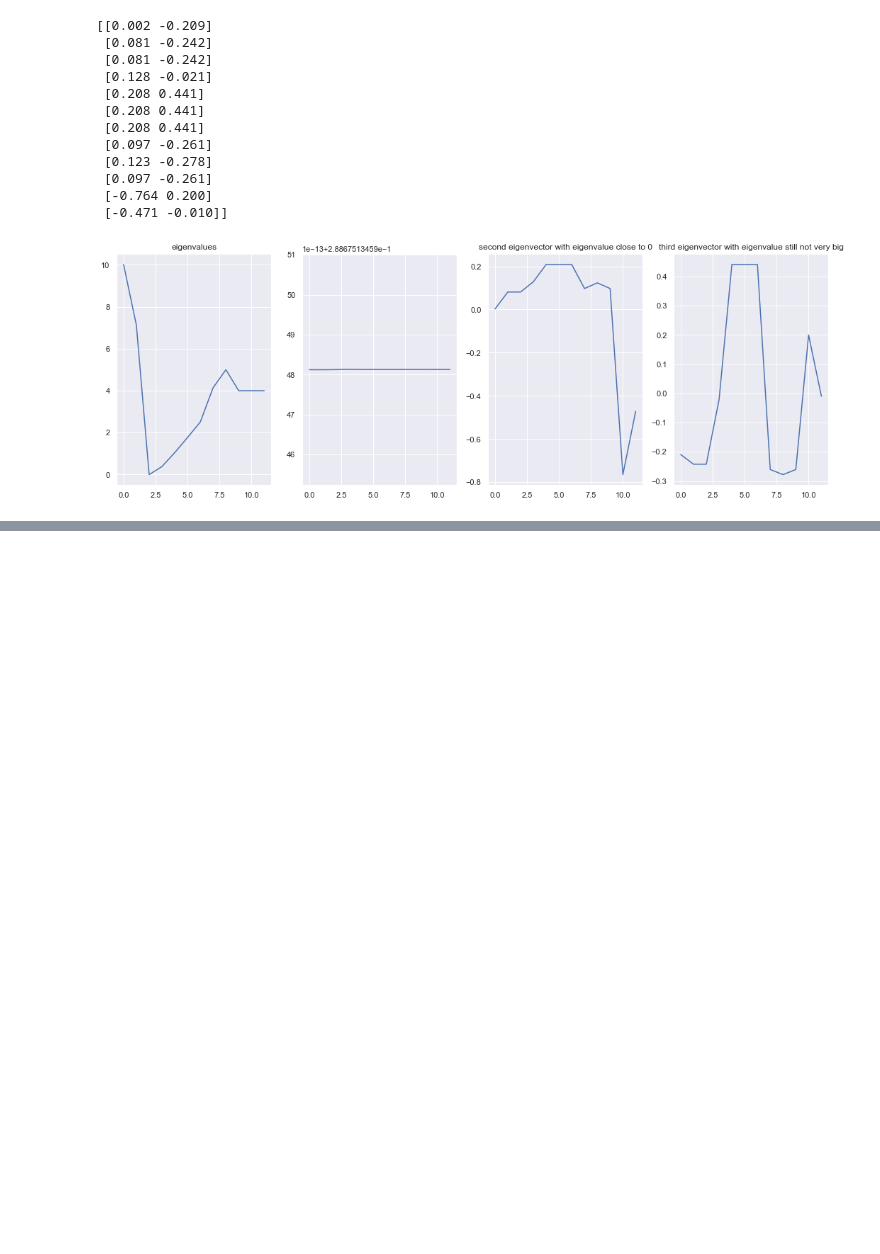
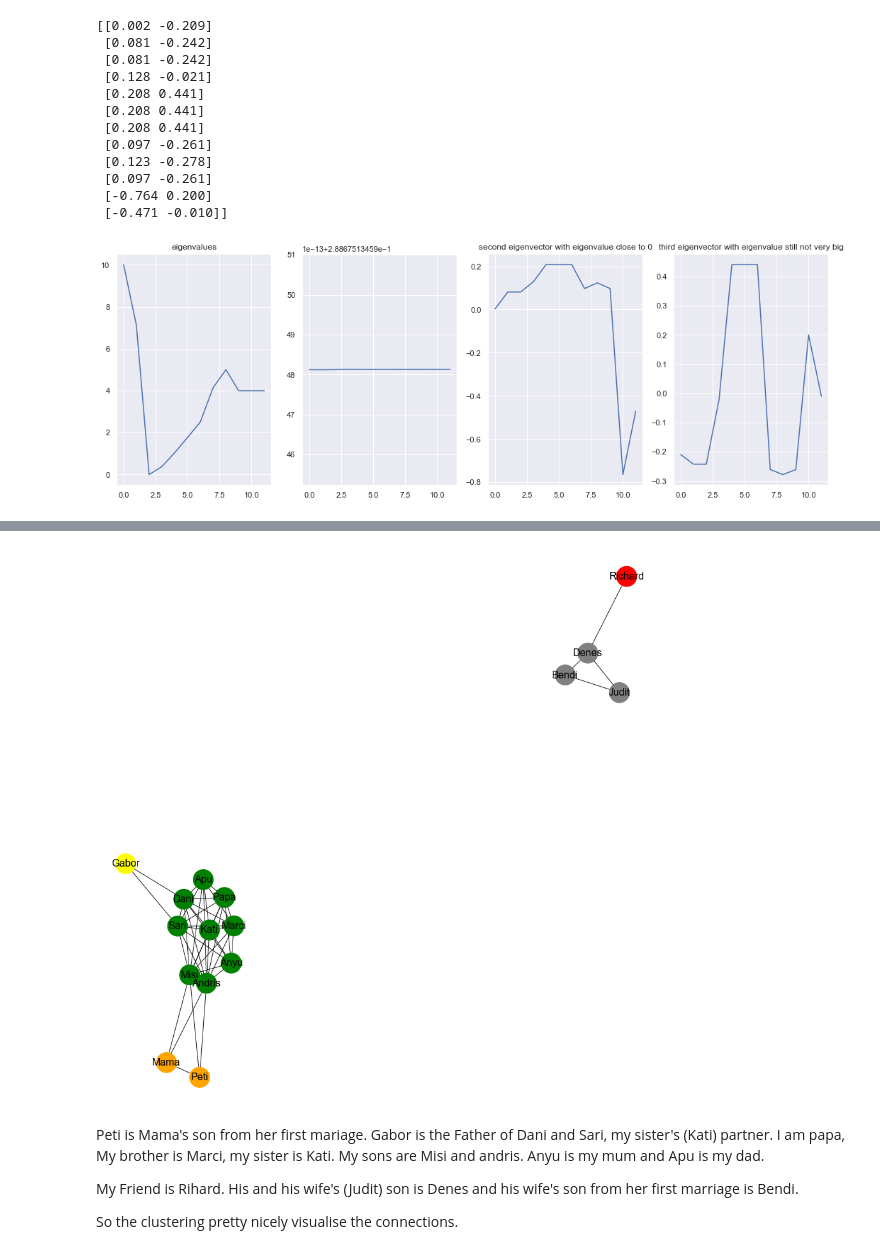
Before and after one commit to GTorley/SEGMENTATION, a Jupyter notebook: Spectral Clustering v2.ipynb, the cells around one changed output, grey strips where cells are left out. Saved outputs shown, nothing was run; the diff lists cells and outputs as text; code cells hidden in the pictures; blank space fills up the shorter version.

```diff
--- a/Spectral Clustering v2.ipynb
+++ b/Spectral Clustering v2.ipynb
@@ -319,0 +493,19 @@ nx.draw(H, node_color=color_map, with_labels=True, font_size=16 ,node_size = 100
+# %%
+colors = ['grey','green','red', 'orange','yellow']
+#fcolors = ['red', 'black', 'black']
+color_map = []
+fcolor_map = []
+for node in G:
+    color_map.append(colors[km.labels_[node]])
+    #fcolor_map.append(fcolors[km.labels_[node]])
+plt.figure(figsize=(12,12))
+nx.draw(H, node_color=color_map, with_labels=True, font_size=16 ,node_size = 1000,font_color = 'black' )
+# %% [output]
+[figure, added]
+# %% [markdown]
+Peti is Mama's son from her first mariage. Gabor is the Father of Dani and Sari, my sister's (Kati) partner.
+I am papa, My brother is Marci, my sister is Kati. My sons are Misi and andris. Anyu is my mum and Apu is my dad.
+
+My Friend is Rihard. His and his wife's (Judit) son is Denes and his wife's son from her first marriage is Bendi.
+
+So the clustering pretty nicely visualise the connections.
```
Also changed, not shown: parts of 14 cells of this notebook.
